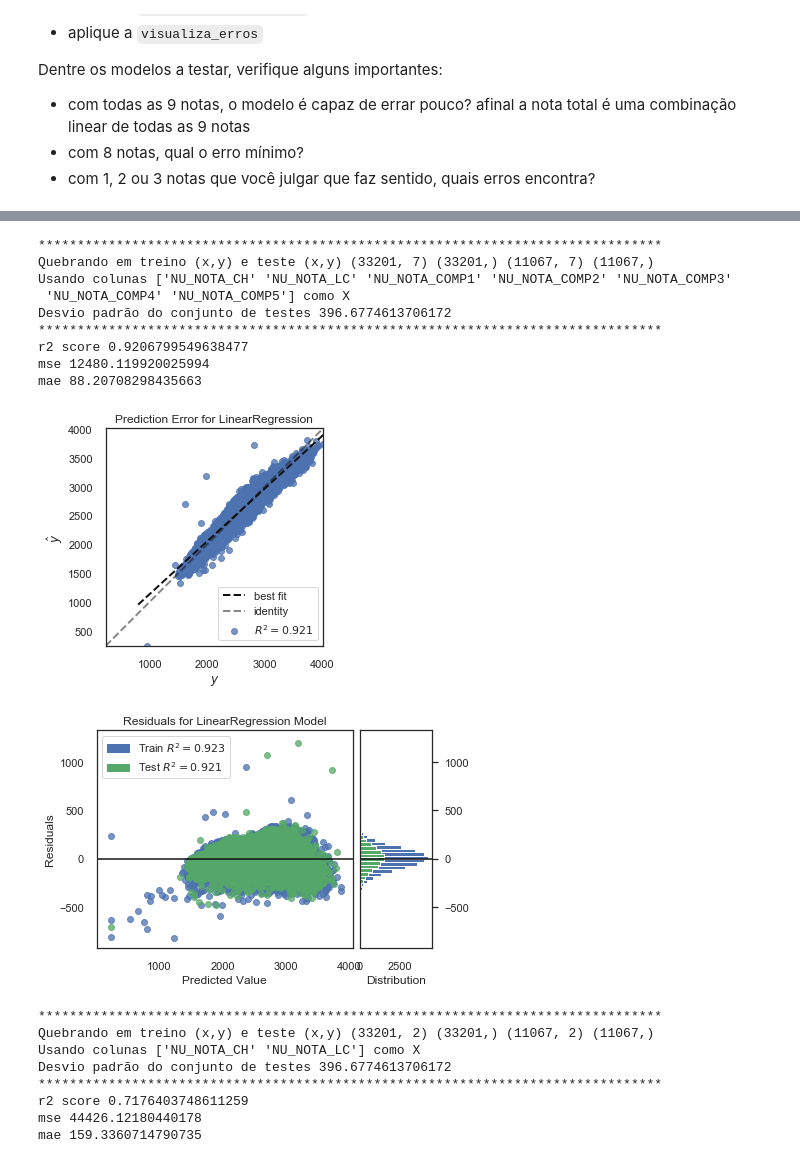
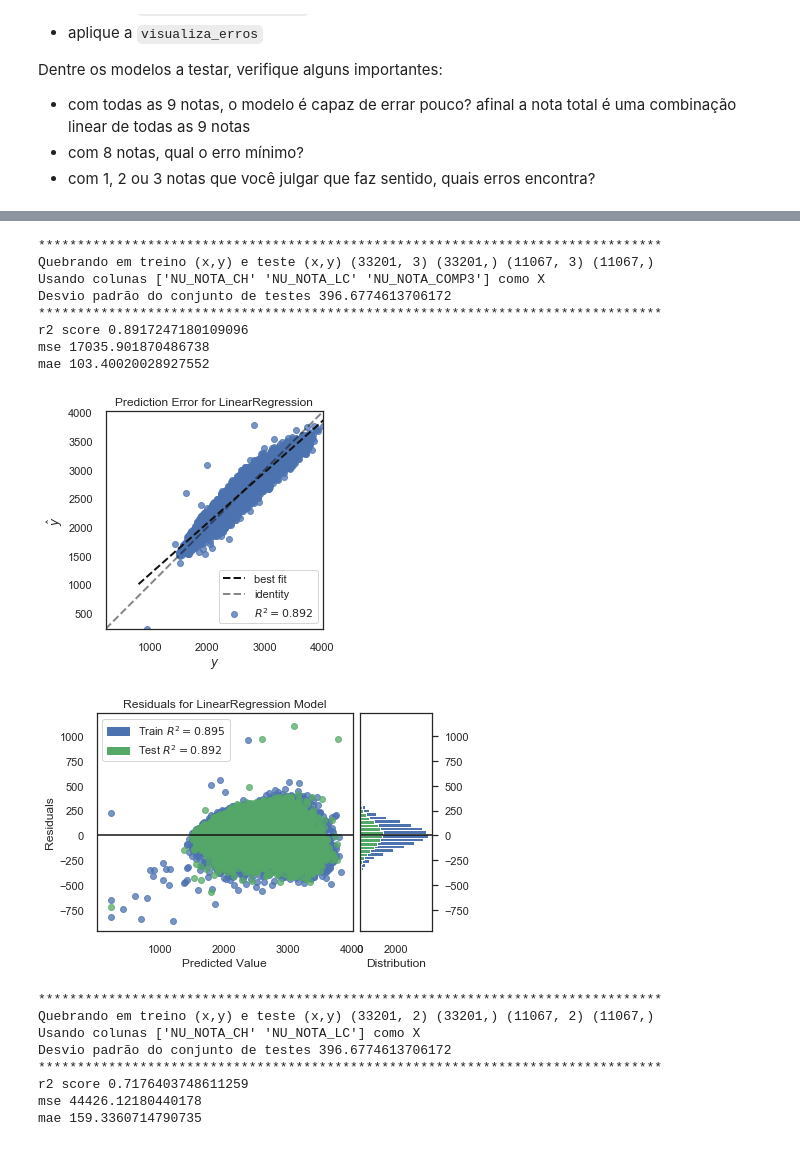
Before and after one commit to IgorNascAlves/Forma-o_Machine_Learning_Projeto_Alura, a Jupyter notebook: Formação_Machine_Learning_Projeto_Alura.ipynb, the cells around one changed output, grey strips where cells are left out. Saved outputs shown, nothing was run; the diff lists cells and outputs as text; code cells hidden in the pictures.

```diff
--- a/Formação_Machine_Learning_Projeto_Alura.ipynb
+++ b/Formação_Machine_Learning_Projeto_Alura.ipynb
@@ -183,7 +187,8 @@ def eda_sample(enem):
 
     # plote o histograma da nota_total e mostre com plt.show()
     histograma = enem_eda.hist(column='nota_total')
-    #plt.show()
+    plt.suptitle("Histograma da nota total")
+    plt.show()
 
     return enem_eda
 
@@ -503,22 +510,19 @@ mae 314.95833449335845
 # %%
 # solução 5: teste outra combinação
 # Humanas
-notas = ['NU_NOTA_CH', 'NU_NOTA_LC',
-         'NU_NOTA_COMP1', 'NU_NOTA_COMP2', 'NU_NOTA_COMP3',
-         'NU_NOTA_COMP4', 'NU_NOTA_COMP5', 'nota_total']
+notas = ['NU_NOTA_CH', 'NU_NOTA_LC', 'NU_NOTA_COMP3','nota_total']
 regressao_completa_para(notas)
 # %% [output]
 ********************************************************************************
-Quebrando em treino (x,y) e teste (x,y) (33201, 7) (33201,) (11067, 7) (11067,)
-Usando colunas ['NU_NOTA_CH' 'NU_NOTA_LC' 'NU_NOTA_COMP1' 'NU_NOTA_COMP2' 'NU_NOTA_COMP3'
- 'NU_NOTA_COMP4' 'NU_NOTA_COMP5'] como X
+Quebrando em treino (x,y) e teste (x,y) (33201, 3) (33201,) (11067, 3) (11067,)
+Usando colunas ['NU_NOTA_CH' 'NU_NOTA_LC' 'NU_NOTA_COMP3'] como X
 Desvio padrão do conjunto de testes 396.6774613706172
 ********************************************************************************
-r2 score 0.9206799549638477
-mse 12480.119920025994
-mae 88.20708298435663
+r2 score 0.8917247180109096
+mse 17035.901870486738
+mae 103.40020028927552
-[figure, old version]
+[figure, new version]
-[figure, old version]
+[figure, new version]
 # %%
 # solução 6: teste outra combinação
 # Humanas sem redação
```
Also changed, not shown: parts of 41 cells of this notebook.
